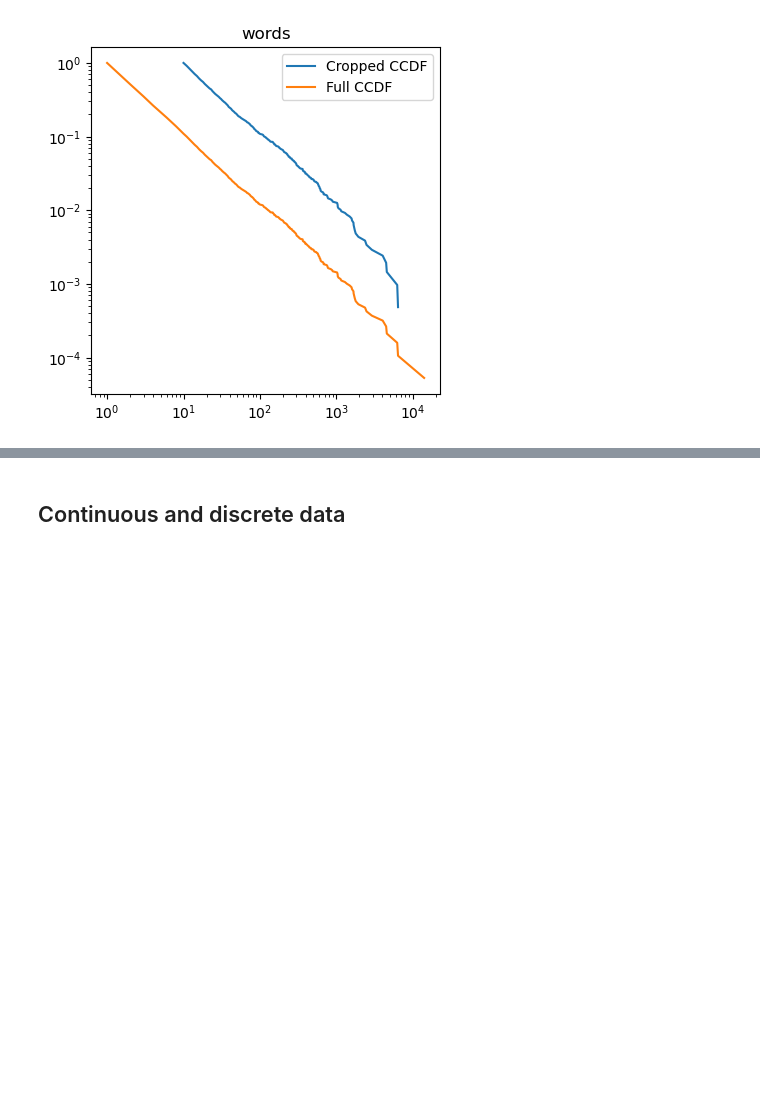
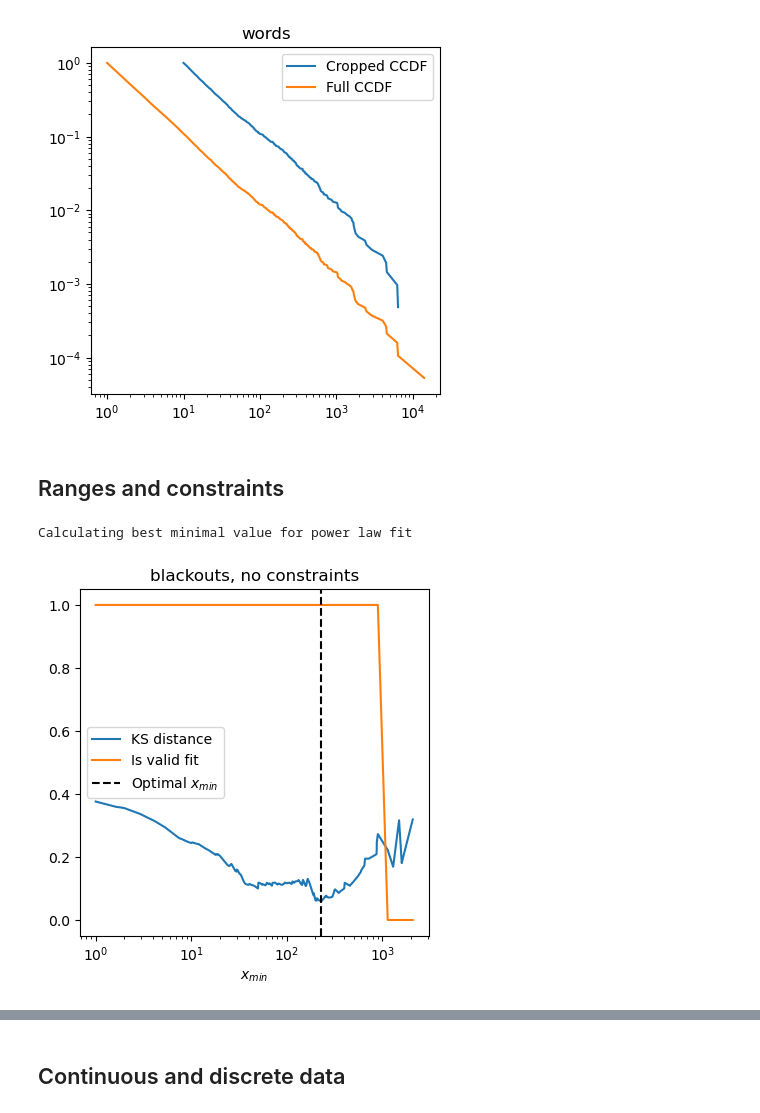
Before and after one commit to jeffalstott/powerlaw, a Jupyter notebook: docs/documentation_figures.ipynb, the cells around one changed output, grey strips where cells are left out. Drawn from its saved outputs; the diff is of its cells as text; code cells hidden in the pictures; blank space fills up the shorter version.

Commit message:
Finished support for constraints, as well as tutorial on how to use them

```diff
--- a/docs/documentation_figures.ipynb
+++ b/docs/documentation_figures.ipynb
@@ -146,3 +146,26 @@ savefig('words_ccdf_cropped.png')
 plt.show()
 # %% [output]
 [figure]
+# %% [markdown]
+## Ranges and constraints
+# %%
+data = powerlaw.load_test_dataset('blackouts')
+
+fit = powerlaw.Fit(data / 1e3)
+
+plt.plot(fit.xmin_fitting_results["xmins"], fit.xmin_fitting_results["distances"], label='KS distance')
+plt.plot(fit.xmin_fitting_results["xmins"], fit.xmin_fitting_results["valid_fits"], label='Is valid fit')
+
+plt.axvline(fit.xmin, linestyle='--', c='black', label='Optimal $x_{min}$')
+
+plt.xlabel('$x_{min}$')
+
+plt.legend()
+plt.xscale('log')
+plt.title('blackouts, no constraints')
+plt.gcf().set_size_inches((4.5,4.5))
+savefig('blackouts_xmin.png')
+plt.show()
+# %% [output]
+Calculating best minimal value for power law fit
+[figure, added]
```
Also changed, not shown: parts of 2 cells of this notebook, 3 other files.
